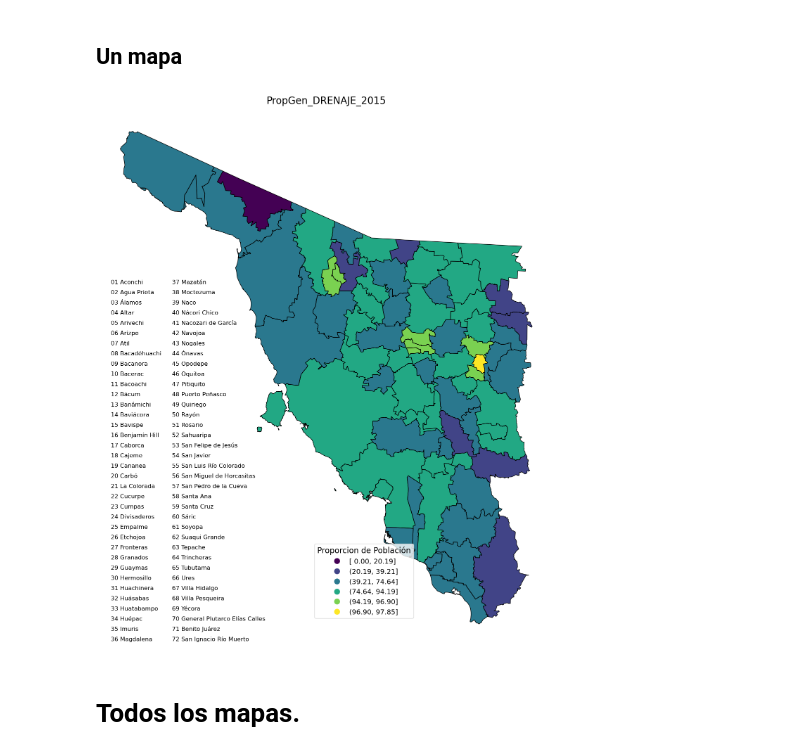
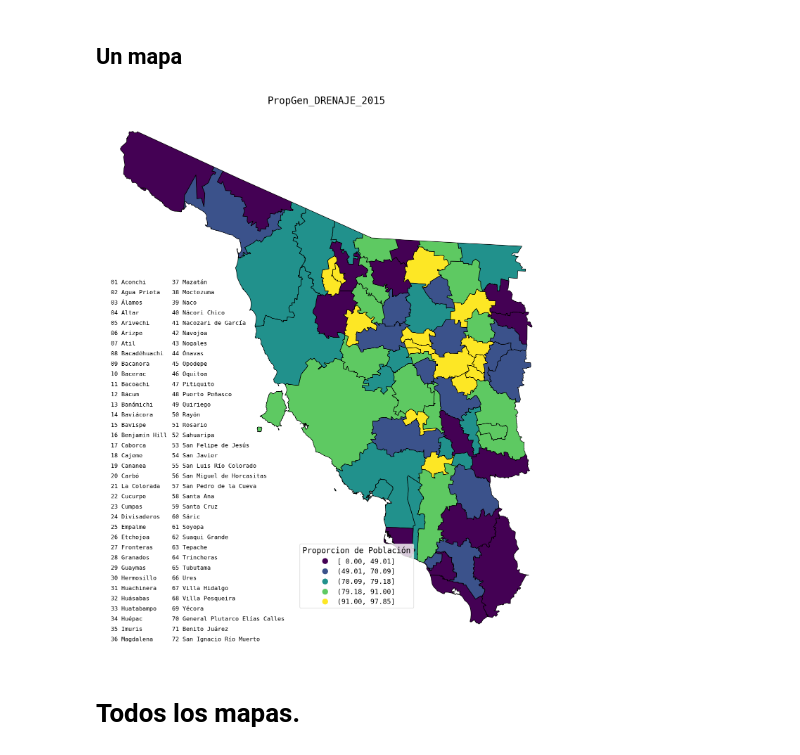
Before and after one commit to Dust1920/mapper, a Jupyter notebook: agua.ipynb, the cells around one changed output. Drawn from its saved outputs; the diff is of its cells as text; code cells hidden in the pictures.

```diff
--- a/agua.ipynb
+++ b/agua.ipynb
@@ -41,22 +45,22 @@ agua_sonora = agua_sonora.join(df)
 # %%
 
 fig, ax = plt.subplots(figsize = (20,20))
-agua_sonora.plot(column = '1', ax = ax, scheme = 'percentiles', legend=True, legend_kwds = {
+agua_sonora.plot(column = '1', ax = ax, scheme = 'quantiles', legend=True, legend_kwds = {
     # 'loc' : 'lower left',
     'title': 'Proporcion de Población',
     'title_fontsize': 16,
     'bbox_to_anchor' : (0.7,0.2),
     'markerscale' : 1.2,
     'fontsize' : 14,
     'interval': True
 })
 ax.set_title(g[0][:-4], fontsize = 20)
 agua_sonora.boundary.plot(color = 'black', lw = 1, ax = ax)
 ax.set_axis_off()
 mx = 1.25e6
 my = 2.1e6
 addon.print_regions(agua_sonora.index, [mx, my], ax)
 # %% [output]
-[figure, old version]
+[figure, new version]
 # %% [markdown]
 # Todos los mapas.
```
Also changed, not shown: parts of 10 cells of this notebook, 4 other files.
